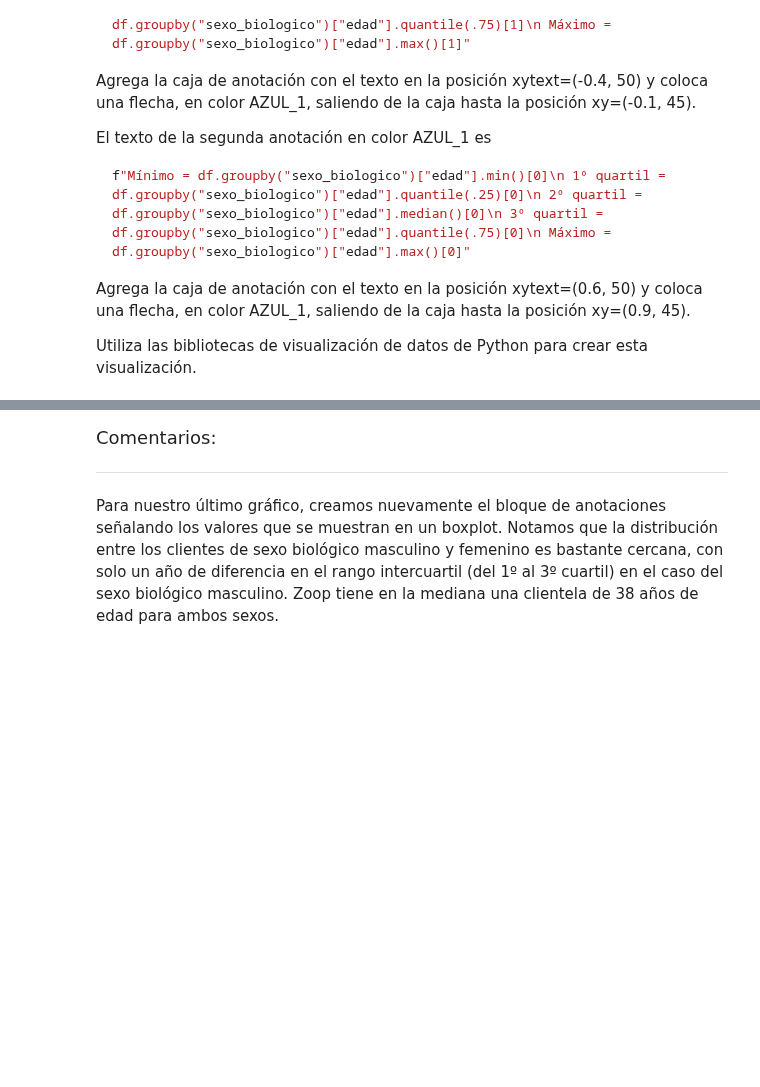
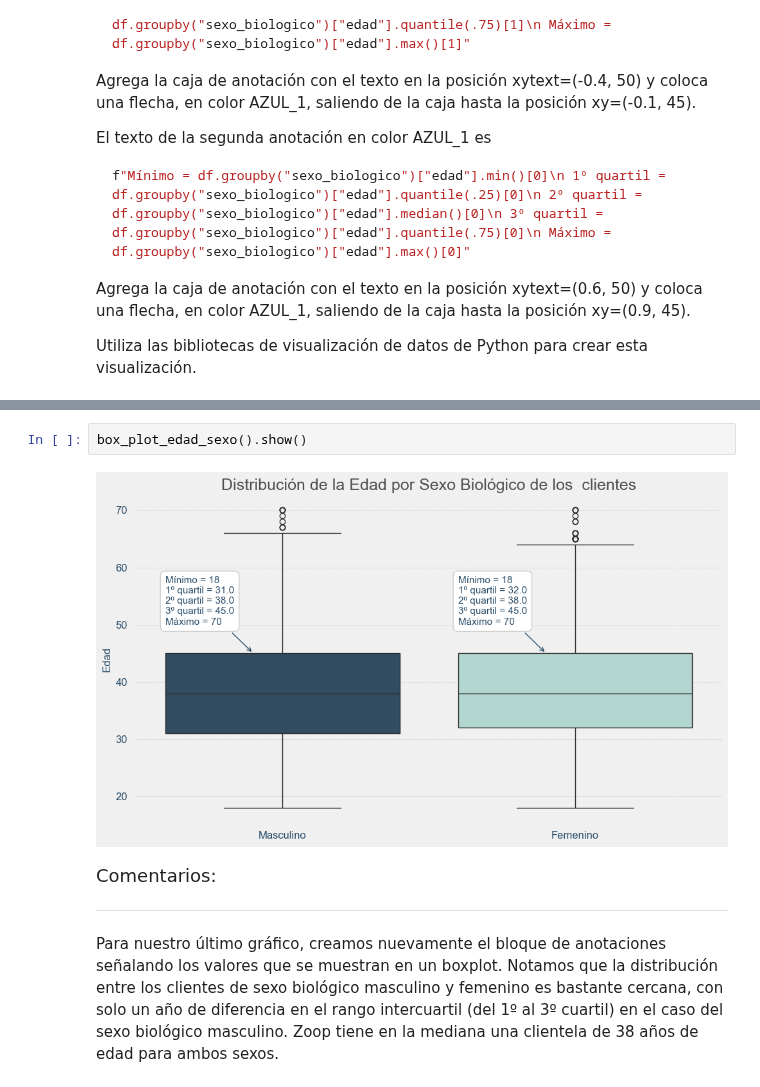
Before and after one commit to Liuz8/ETL-Oracle-Curso, a Jupyter notebook: IA_aplicada_a_ciencia_de_datos.ipynb, the cells around one changed output, grey strips where cells are left out. Cells and saved outputs as stored; diff of their text form; blank space fills up the shorter version.

```diff
--- a/IA_aplicada_a_ciencia_de_datos.ipynb
+++ b/IA_aplicada_a_ciencia_de_datos.ipynb
@@ -2642,3 +2812,7 @@ Utiliza las bibliotecas de visualización de datos de Python para crear esta vis
+# %%
+box_plot_edad_sexo().show()
+# %% [output]
+[figure, added]
 # %% [markdown]
 <font color="7b71ff" size=4> Comentarios: </font>
 
```
Also changed, not shown: parts of 6 cells of this notebook, 7 other files.
